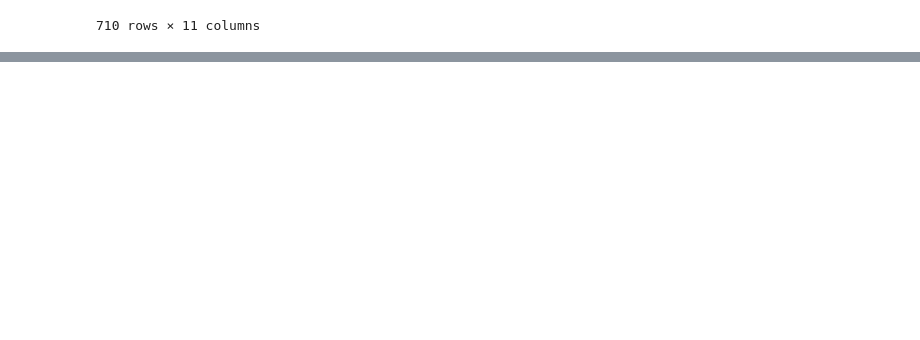
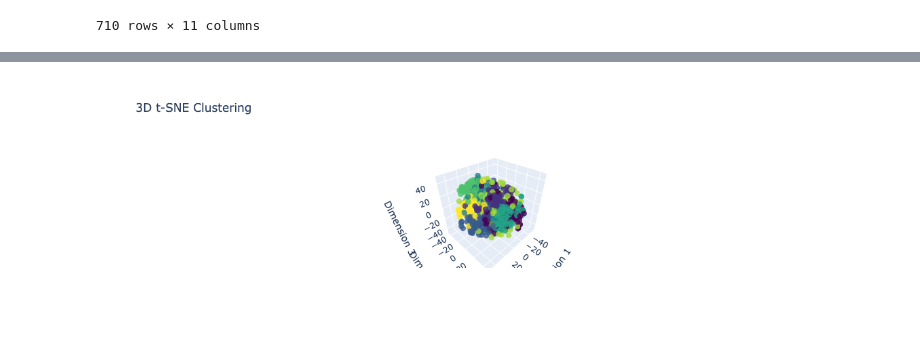
Before and after one commit to skacholia/FederalAIVisualization, a Jupyter notebook: Untitled.ipynb, the cells around one changed output, grey strips where cells are left out. Cells and saved outputs as stored; diff of their text form; code cells hidden in the pictures; blank space fills up the shorter version.

Commit message:
text

```diff
--- a/Untitled.ipynb
+++ b/Untitled.ipynb
@@ -144,0 +147,9 @@ NameError: name 'StandardScaler' is not defined
+# %%
+embeddings_matrix = np.vstack(df['embedding'])
+scaler = StandardScaler()
+scaled_embeddings = scaler.fit_transform(embeddings_matrix)
+embeddings = df['embedding'].tolist()
+if isinstance(embeddings[0], str):
+    embeddings = [ast.literal_eval(e) for e in embeddings]
+kmeans = KMeans(n_clusters=8)
+df['cluster'] = kmeans.fit_predict(scaled_embeddings)
@@ -144,0 +174,43 @@ NameError: name 'StandardScaler' is not defined
+# %%
+tsne_embeddings = TSNE(n_components=3, random_state=42).fit_transform(np.array(embeddings))
+x = tsne_embeddings[:, 0]
+y = tsne_embeddings[:, 1]
+z = tsne_embeddings[:, 2]
+
+scatter = go.Scatter3d(
+    x = x,
+    y = y,
+    z = z,
+    mode = 'markers',
+    marker = dict(
+        size = 5,  # Increase the marker size for better visibility
+        color = df['cluster'],  # Color by cluster
+        colorscale = 'Viridis',
+        opacity = 0.8,
+    ),
+    hovertemplate =
+        '%{text}<br><br>' +  # Bold name on hover
+        '<b>Cluster: %{customdata}<br>' +  # Include cluster information
+        'Coordinates: (%{x}, %{y}, %{z})<extra></extra>',  # Include coordinates
+    text = ['<br>'.join(text[i:i+30] for i in range(0, len(text), 20)) for text in df['Summary']],
+    customdata = df['cluster']
+)
+
+layout = go.Layout(
+    title = '3D t-SNE Clustering',
+    scene = dict(
+        xaxis = dict(title='Dimension 1', zeroline=False),
+        yaxis = dict(title='Dimension 2', zeroline=False),
+        zaxis = dict(title='Dimension 3', zeroline=False),
+    ),
+    hoverlabel = dict(
+        bgcolor = "white",  # Background color for hover label
+        font_size = 12,  # Text font size
+        font_family = "Arial"  # Text font family
+    )
+)
+
+fig = go.Figure(data=[scatter], layout=layout)
+fig.show()
+# %% [output]
+[figure, added]
```
Also changed, not shown: parts of 4 cells of this notebook, 1 other file.
